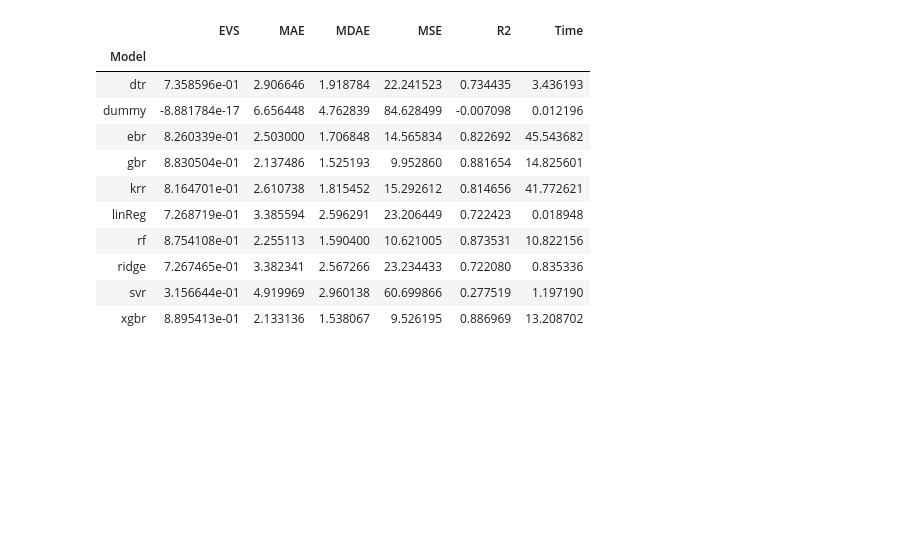
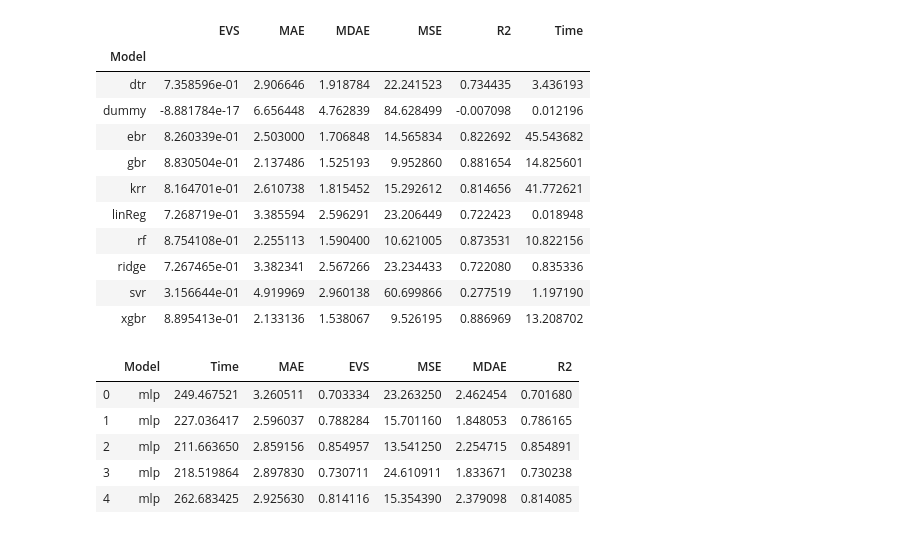
Before and after one commit to lukaszbinden/mli, a Jupyter notebook: assignments/assignment_1/MLI3 Assignment 1 Module 1 Boston Housing.ipynb, the cells around one changed output. Drawn from its saved outputs; the diff is of its cells as text; code cells hidden in the pictures; blank space fills up the shorter version.

```diff
--- a/assignments/assignment_1/MLI3 Assignment 1 Module 1 Boston Housing.ipynb
+++ b/assignments/assignment_1/MLI3 Assignment 1 Module 1 Boston Housing.ipynb
@@ -84,31 +84,31 @@ models_and_parameters = {
               {"max_depth": [2, 6, 8],
                "learning_rate": [0.1, 0.01, 0.001],
                "n_estimators": [50, 100, 150]}),
+    'mlp': (MLPRegressor(early_stopping=True),
+                {'hidden_layer_sizes': [(64,),(128,)],
+                 'activation': ['relu'],
+                 'solver':['lbfgs', 'adam'],
+                 'alpha':[0.0001],
+                 'batch_size':['auto'],
+                 'learning_rate':['adaptive', 'constant'],
+                 'learning_rate_init':[0.1, 0.01, 0.001],
+                 'max_iter':[1600]})
 }
-#     'mlp': (MLPRegressor(early_stopping=True),
-#                {'mlp__hidden_layer_sizes': [(2,),(4,),(8,),(16,),(32,),(64,),(128,)],
-#                 'mlp__activation': ['relu'],
-#                 'mlp__solver':['lbfgs', 'adam', 'sgd'],
-#                 'mlp__alpha':[0.0001],
-#                 'mlp__batch_size':['auto'],
-#                 'mlp__learning_rate':['constant'],
-#                 'mlp__learning_rate_init':[0.01, 0.001, 0.0001],
-#                 'mlp__max_iter':[800]})
 # %%
 from sklearn import metrics
 
 # performance metrics
-perf_metrics = {"MAE": metrics.mean_absolute_error,
-                "EVS": metrics.explained_variance_score,
+perf_metrics = {#"MAE": metrics.mean_absolute_error,
+                #"EVS": metrics.explained_variance_score,
                 "MSE": metrics.mean_squared_error,
-                "MDAE": metrics.median_absolute_error,
+                #"MDAE": metrics.median_absolute_error,
                 "R2": metrics.r2_score
                }
 metric_greater_is_better = \
-               {"MAE": False,
-                "EVS": True,
+               {#"MAE": False,
+                # "EVS": True,
                 "MSE": False,
-                "MDAE": False,
+                # "MDAE": False,
                 "R2": True
                }
 scorer_metrics = {}
@@ -293,3 +213,12 @@ df_outer_results.pivot_table(index=["Model"], aggfunc="mean")
 | ridge | 7.267465e-01 | 3.382341 | 2.567266 | 23.234433 | 0.722080 | 0.835336 |
 | svr | 3.156644e-01 | 4.919969 | 2.960138 | 60.699866 | 0.277519 | 1.197190 |
 | xgbr | 8.895413e-01 | 2.133136 | 1.538067 | 9.526195 | 0.886969 | 13.208702 |
+# %%
+df_outer_results
+# %% [output]
+|  | Model | Time | MAE | EVS | MSE | MDAE | R2 |
+| 0 | mlp | 249.467521 | 3.260511 | 0.703334 | 23.263250 | 2.462454 | 0.701680 |
+| 1 | mlp | 227.036417 | 2.596037 | 0.788284 | 15.701160 | 1.848053 | 0.786165 |
+| 2 | mlp | 211.663650 | 2.859156 | 0.854957 | 13.541250 | 2.254715 | 0.854891 |
+| 3 | mlp | 218.519864 | 2.897830 | 0.730711 | 24.610911 | 1.833671 | 0.730238 |
+| 4 | mlp | 262.683425 | 2.925630 | 0.814116 | 15.354390 | 2.379098 | 0.814085 |
```
Also changed, not shown: parts of 9 cells of this notebook, 1 other file.
